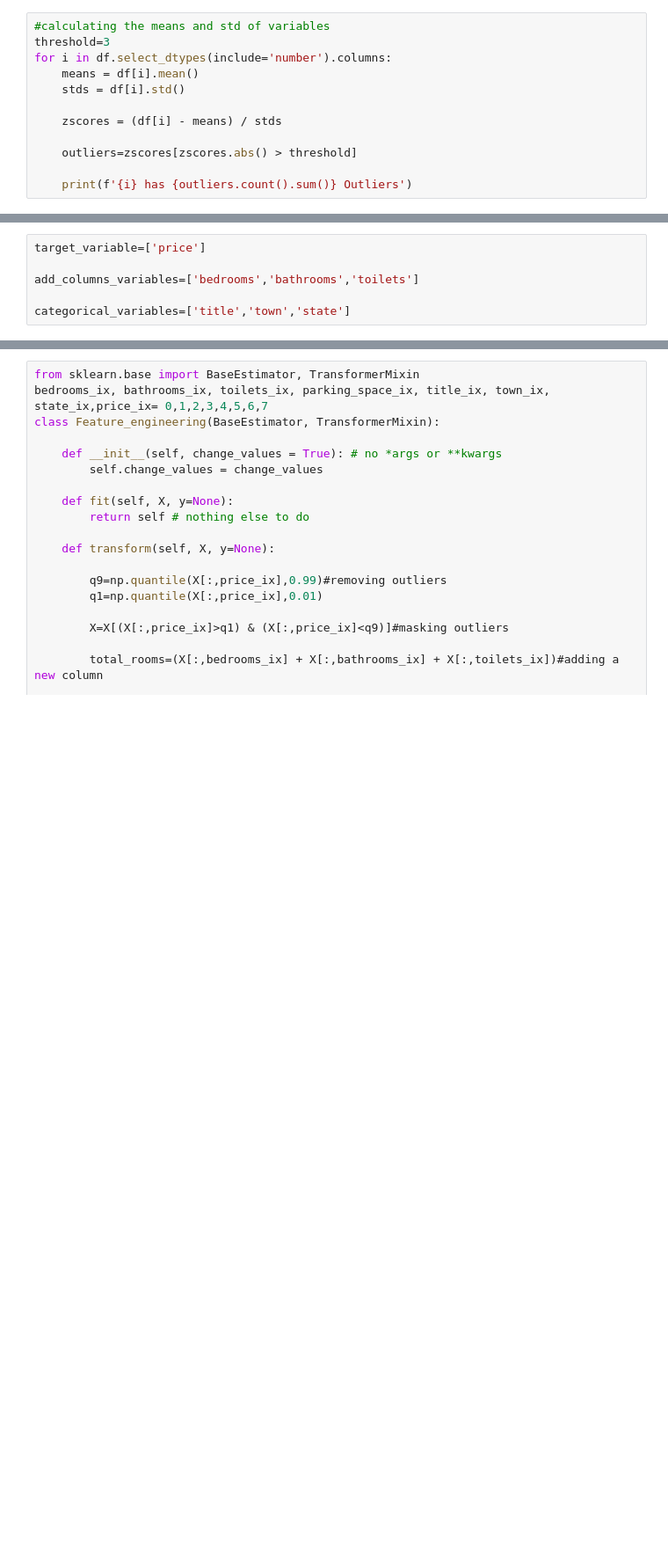
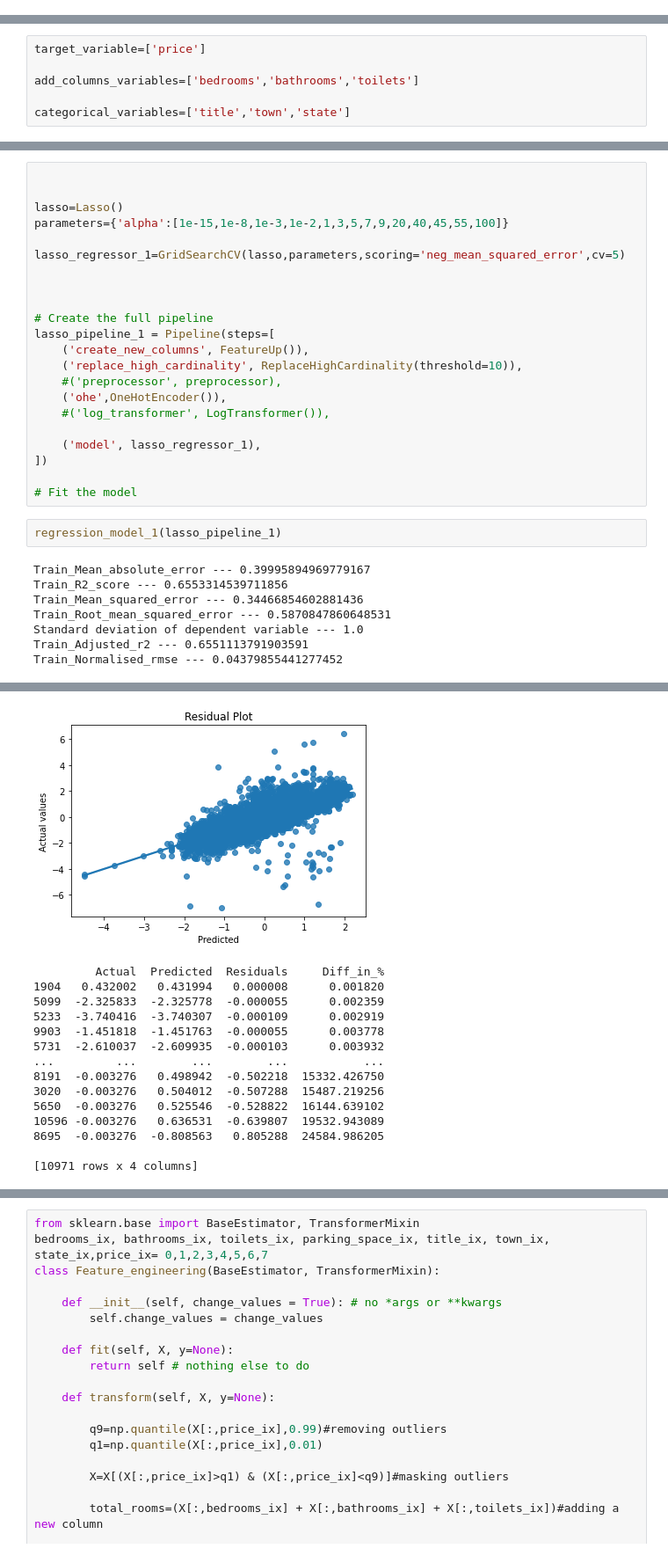
Before and after one commit to NeonStone7/Nigerian_house_price_prediction, a Jupyter notebook: Project_Nigerian_House_Price_Prediction.ipynb, the cells around one changed output, grey strips where cells are left out. Shown at 88% size. Drawn from its saved outputs; the diff is of its cells as text; blank space fills up the shorter version.

```diff
--- a/Project_Nigerian_House_Price_Prediction.ipynb
+++ b/Project_Nigerian_House_Price_Prediction.ipynb
@@ -277,12 +285,0 @@ Further analysis will be done by checking the presence of outliers using the Z-s
-# %%
-#calculating the means and std of variables
-threshold=3
-for i in df.select_dtypes(include='number').columns:
-    means = df[i].mean()
-    stds = df[i].std()
-
-    zscores = (df[i] - means) / stds
-
-    outliers=zscores[zscores.abs() > threshold]
-
-    print(f'{i} has {outliers.count().sum()} Outliers')
@@ -715,0 +699,32 @@ pipeline = Pipeline([('preprocessing', preprocessing), ('model', model)])
+# %%
+
+
+lasso=Lasso()
+parameters={'alpha':[1e-15,1e-8,1e-3,1e-2,1,3,5,7,9,20,40,45,55,100]}
+
+lasso_regressor_1=GridSearchCV(lasso,parameters,scoring='neg_mean_squared_error',cv=5)
+
+
+
+# Create the full pipeline
+lasso_pipeline_1 = Pipeline(steps=[
+    ('create_new_columns', FeatureUp()),
+    ('replace_high_cardinality', ReplaceHighCardinality(threshold=10)),
+    #('preprocessor', preprocessor),
+    ('ohe',OneHotEncoder()),
+    #('log_transformer', LogTransformer()),
+
+    ('model', lasso_regressor_1),
+])
+
+# Fit the model
+# %%
+regression_model_1(lasso_pipeline_1)
+# %% [output]
+Train_Mean_absolute_error --- 0.39995894969779167
+Train_R2_score --- 0.6553314539711856
+Train_Mean_squared_error --- 0.34466854602881436
+Train_Root_mean_squared_error --- 0.5870847860648531
+Standard deviation of dependent variable --- 1.0
+Train_Adjusted_r2 --- 0.6551113791903591
+Train_Normalised_rmse --- 0.04379855441277452
@@ -715,0 +735,15 @@ pipeline = Pipeline([('preprocessing', preprocessing), ('model', model)])
+[figure, added]
+         Actual  Predicted  Residuals     Diff_in_%
+1904   0.432002   0.431994   0.000008      0.001820
+5099  -2.325833  -2.325778  -0.000055      0.002359
+5233  -3.740416  -3.740307  -0.000109      0.002919
+9903  -1.451818  -1.451763  -0.000055      0.003778
+5731  -2.610037  -2.609935  -0.000103      0.003932
+...         ...        ...        ...           ...
+8191  -0.003276   0.498942  -0.502218  15332.426750
+3020  -0.003276   0.504012  -0.507288  15487.219256
+5650  -0.003276   0.525546  -0.528822  16144.639102
+10596 -0.003276   0.636531  -0.639807  19532.943089
+8695  -0.003276  -0.808563   0.805288  24584.986205
+
+[10971 rows x 4 columns]
```
Also changed, not shown: parts of 117 cells of this notebook.
